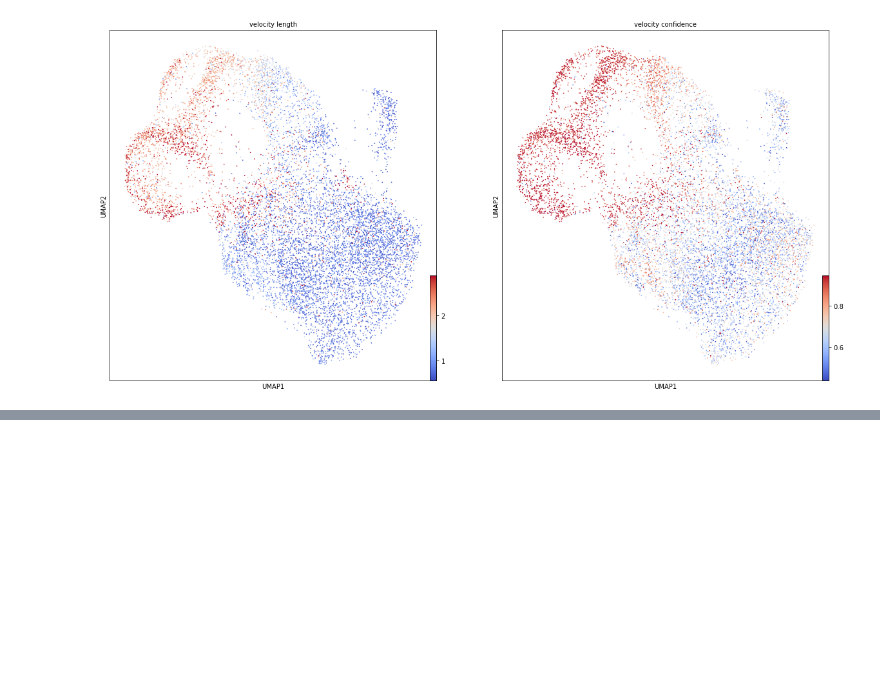
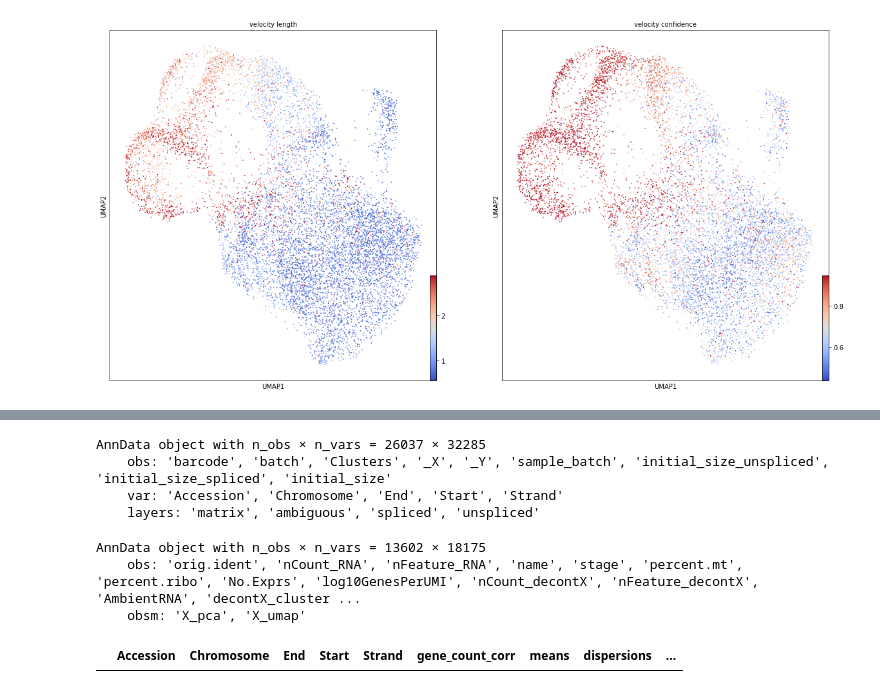
Before and after one commit to hieunguyen4193/SAlB_data_analysis, a Jupyter notebook: 08_RNA_velocity_analysis.ipynb, the cells around one changed output, grey strips where cells are left out. Drawn from its saved outputs; the diff is of its cells as text; code cells hidden in the pictures; blank space fills up the shorter version.

```diff
--- a/08_RNA_velocity_analysis.ipynb
+++ b/08_RNA_velocity_analysis.ipynb
@@ -246,0 +271,18 @@ df.style.background_gradient(cmap='coolwarm', axis=1)
+# %%
+all_velodata
+# %% [output]
+AnnData object with n_obs × n_vars = 26037 × 32285
+    obs: 'barcode', 'batch', 'Clusters', '_X', '_Y', 'sample_batch', 'initial_size_unspliced', 'initial_size_spliced', 'initial_size'
+    var: 'Accession', 'Chromosome', 'End', 'Start', 'Strand'
+    layers: 'matrix', 'ambiguous', 'spliced', 'unspliced'
+# %%
+adata
+# %% [output]
+AnnData object with n_obs × n_vars = 13602 × 18175
+    obs: 'orig.ident', 'nCount_RNA', 'nFeature_RNA', 'name', 'stage', 'percent.mt', 'percent.ribo', 'No.Exprs', 'log10GenesPerUMI', 'nCount_decontX', 'nFeature_decontX', 'AmbientRNA', 'decontX_cluster ...
+    obsm: 'X_pca', 'X_umap'
+# %%
+tmpdf = merge_data.var
+tmpdf[tmpdf["Chromosome"] == "JH584304.1"]
+# %% [output]
+|  | Accession | Chromosome | End | Start | Strand | gene_count_corr | means | dispersions | ... |
```
Also changed, not shown: parts of 9 cells of this notebook, 6 other files.
